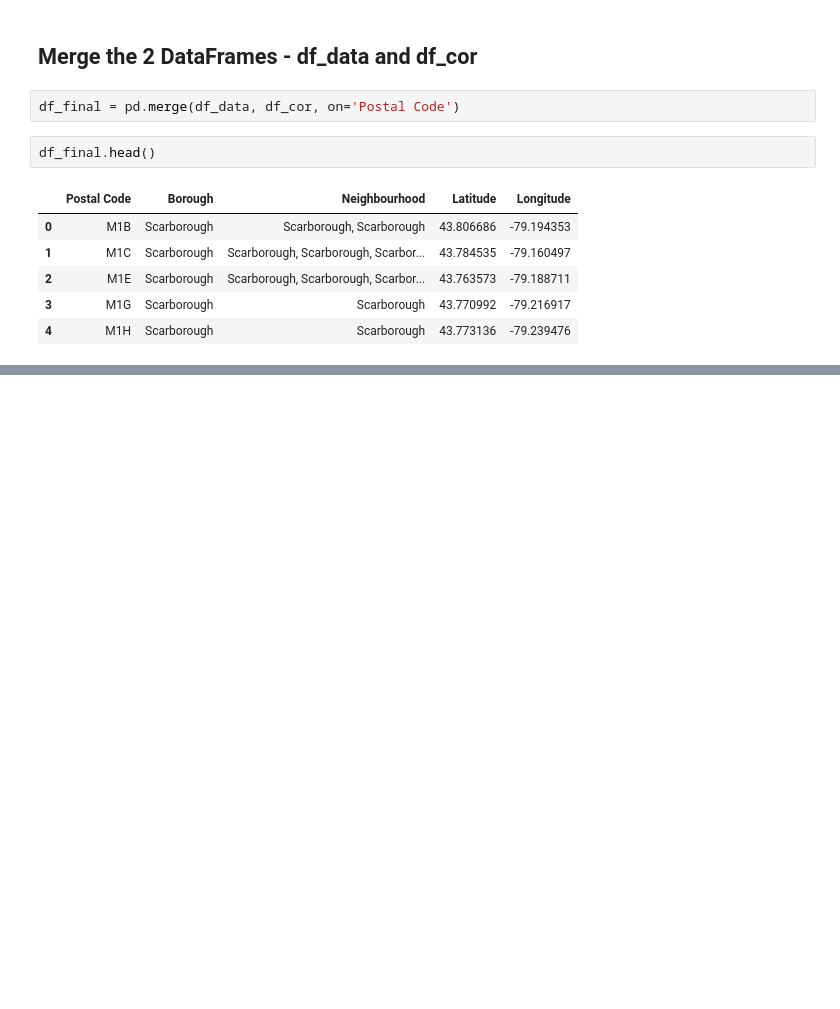
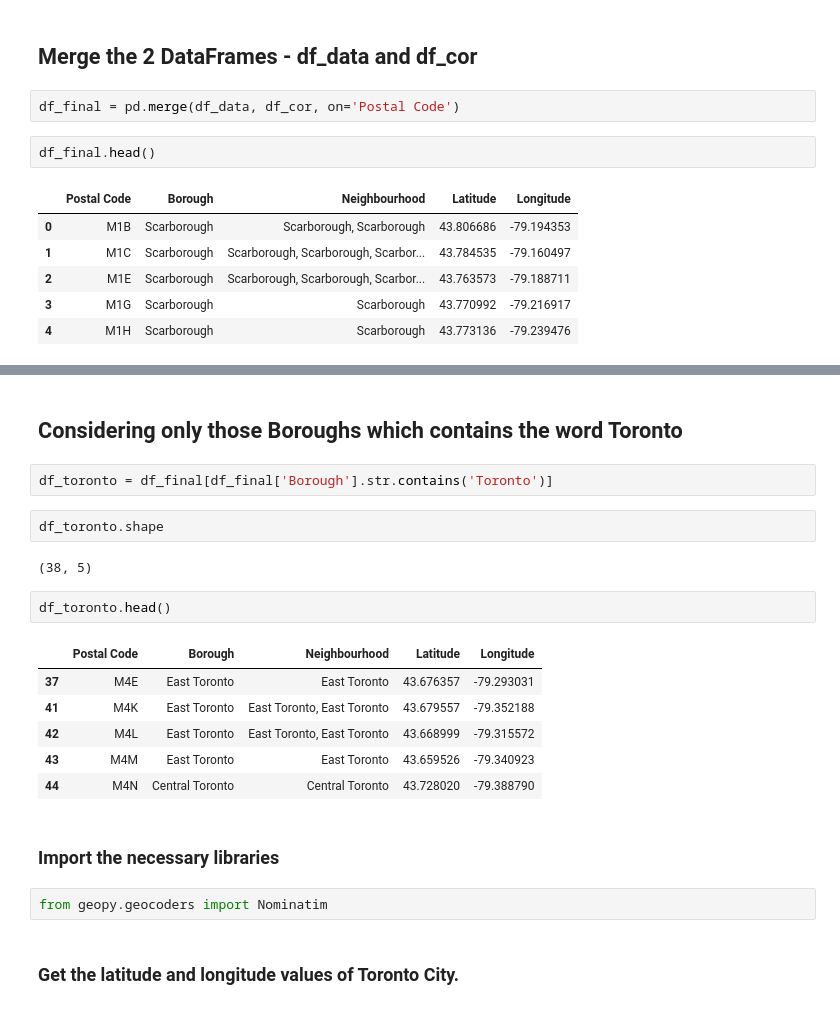
Before and after one commit to shaikzia/Coursera_Capstone, a Jupyter notebook: Segmenting and Clustering Neighborhoods.ipynb, the cells around one changed output, grey strips where cells are left out. Saved outputs shown, nothing was run; the diff lists cells and outputs as text; blank space fills up the shorter version.

```diff
--- a/Segmenting and Clustering Neighborhoods.ipynb
+++ b/Segmenting and Clustering Neighborhoods.ipynb
@@ -124,0 +142,23 @@ df_final.head()
+# %% [markdown]
+## Considering only those Boroughs which contains the word Toronto
+# %%
+df_toronto = df_final[df_final['Borough'].str.contains('Toronto')]
+# %%
+df_toronto.shape
+# %% [output]
+(38, 5)
+# %%
+df_toronto.head()
+# %% [output]
+|  | Postal Code | Borough | Neighbourhood | Latitude | Longitude |
+| 37 | M4E | East Toronto | East Toronto | 43.676357 | -79.293031 |
+| 41 | M4K | East Toronto | East Toronto, East Toronto | 43.679557 | -79.352188 |
+| 42 | M4L | East Toronto | East Toronto, East Toronto | 43.668999 | -79.315572 |
+| 43 | M4M | East Toronto | East Toronto | 43.659526 | -79.340923 |
+| 44 | M4N | Central Toronto | Central Toronto | 43.728020 | -79.388790 |
+# %% [markdown]
+### Import the necessary libraries
+# %%
+from geopy.geocoders import Nominatim
+# %% [markdown]
+### Get the latitude and longitude values of Toronto City.
```
Also changed, not shown: parts of 8 cells of this notebook.
